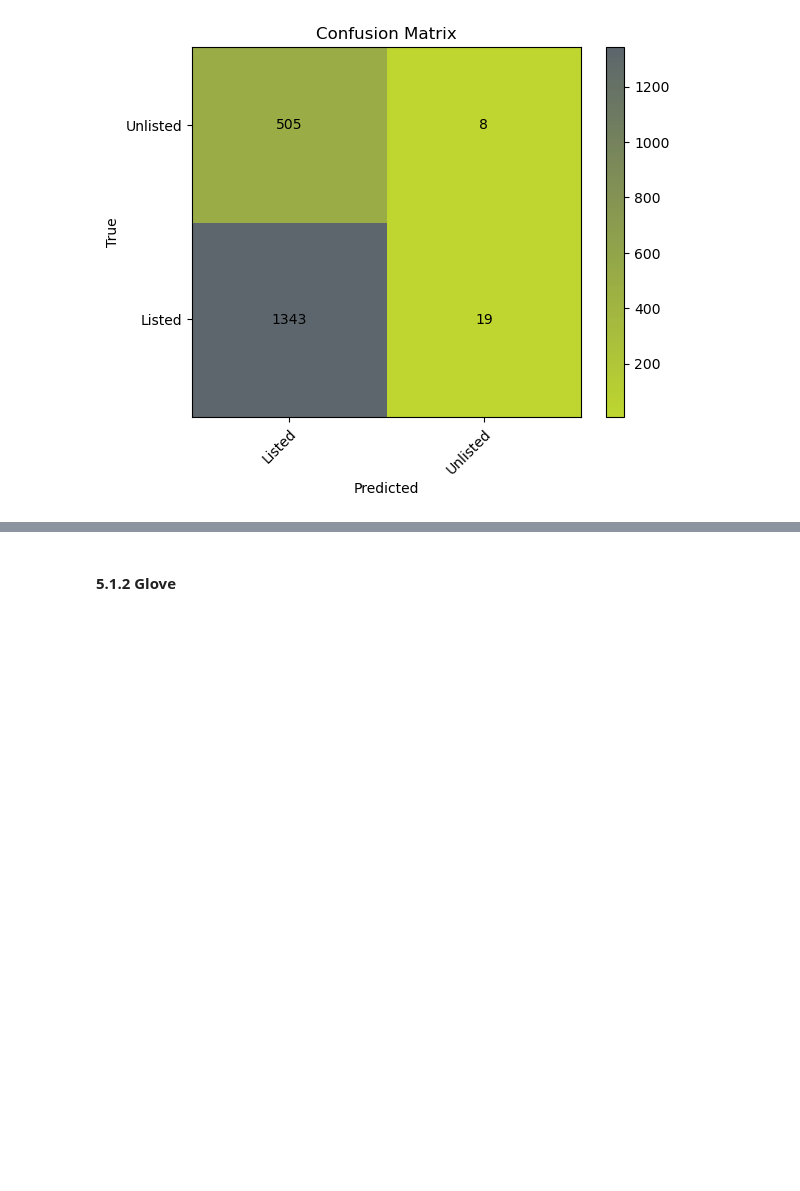
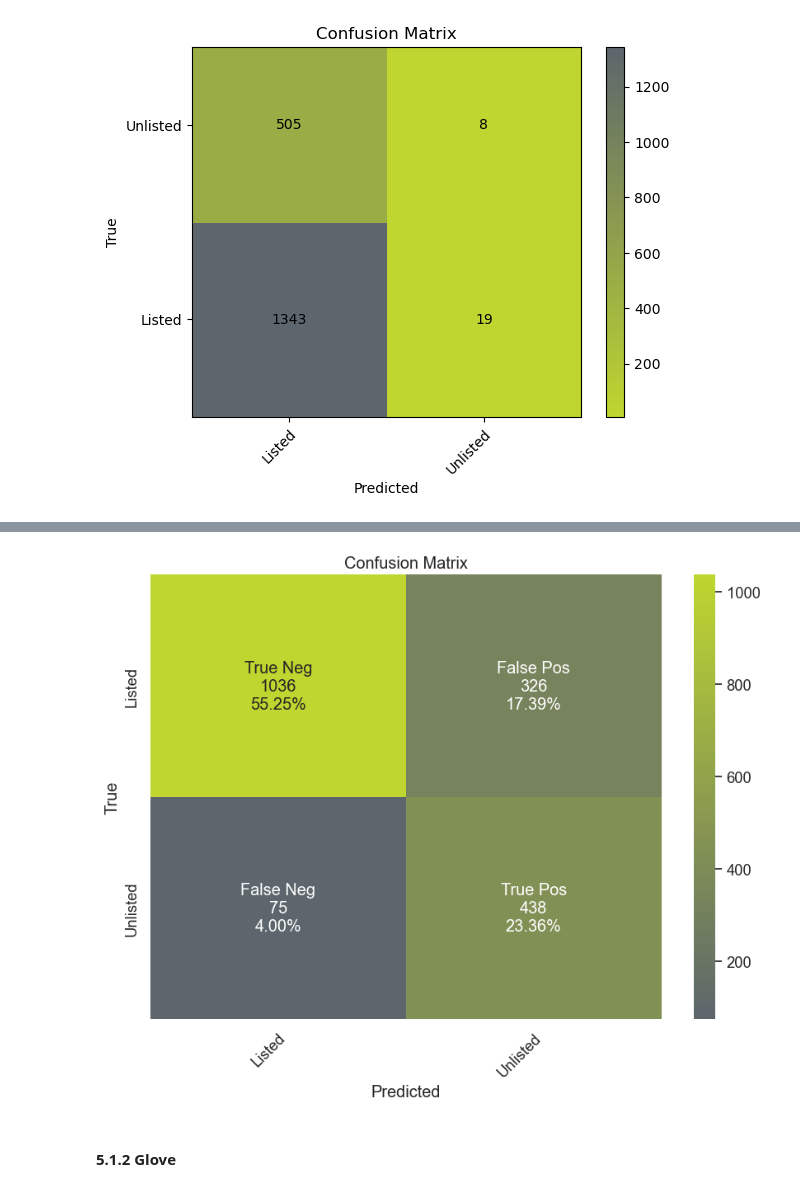
Before and after one commit to sofiacper/TM_Project, a Jupyter notebook: Project.ipynb, the cells around one changed output, grey strips where cells are left out. Drawn from its saved outputs; the diff is of its cells as text; code cells hidden in the pictures; blank space fills up the shorter version.

```diff
--- a/Project.ipynb
+++ b/Project.ipynb
@@ -2461,0 +2438,8 @@ plot_cm(confusion_matrix(y_val, knn_tfidf_s_y_val_pred), list(labels.keys()))
+# %%
+knn_bow_s=KNeighborsClassifier(weights ='distance', n_jobs = -1,n_neighbors = 15, metric = 'cosine')
+
+knn_bow_s.fit(X_train_smote_bow, y_train_smote_bow)
+
+knn_bow_s_y_val_pred = knn_bow_s.predict(X_val_bow)
+
+print(classification_report(y_val, knn_bow_s_y_val_pred, target_names = labels))
@@ -2462,3 +2455,7 @@ plot_cm(confusion_matrix(y_val, knn_tfidf_s_y_val_pred), list(labels.keys()))
+# %%
+plot_cm(confusion_matrix(y_val, knn_bow_s_y_val_pred), list(labels))
+# %% [output]
+[figure, added]
 # %% [markdown]
 #### **5.1.2 Glove**
 # %% [markdown]
```
Also changed, not shown: parts of 42 cells of this notebook.
